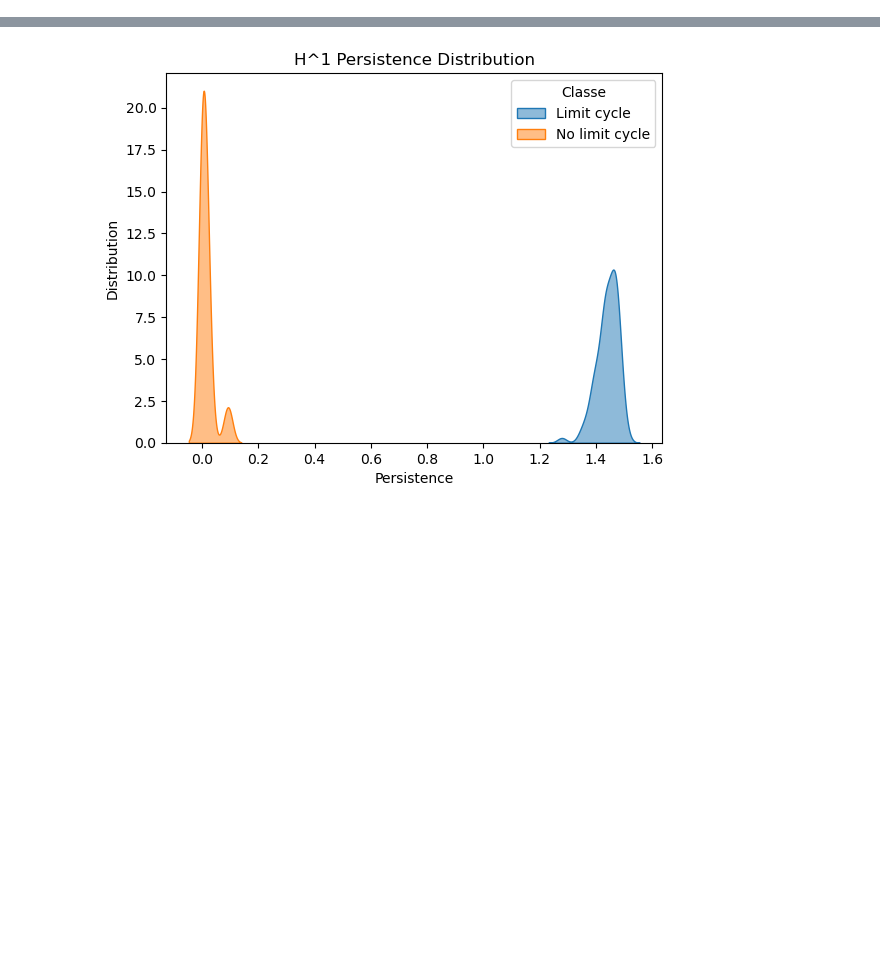
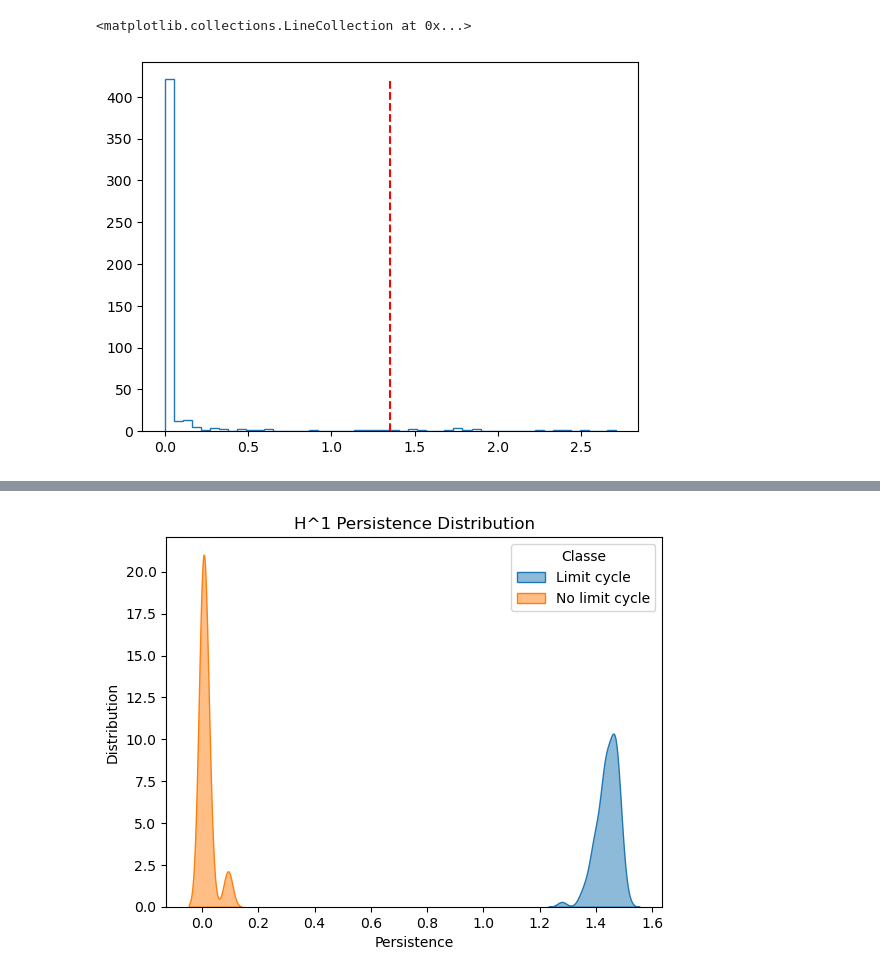
Before and after one commit to leoma02/TDA_ML, a Jupyter notebook: src/TDA_Testing.ipynb, the cells around one changed output, grey strips where cells are left out. Saved outputs shown, nothing was run; the diff lists cells and outputs as text; code cells hidden in the pictures; blank space fills up the shorter version.

```diff
--- a/src/TDA_Testing.ipynb
+++ b/src/TDA_Testing.ipynb
@@ -177 +185,9 @@ trajectories_batch = np.stack(trajectories, axis=0).astype(np.float32)
+# %%
+mean_per = (np.max(persistences) + np.min(persistences))/2
+counts, bins = np.histogram(persistences, bins=50)
+plt.stairs(counts, bins)
+plt.vlines(mean_per, ymin=0, ymax=max(counts), colors='r', linestyles='dashed', label='Mean Persistence')
+# %% [output]
+<matplotlib.collections.LineCollection at 0x...>
+[figure, added]
 # %%
```
Also changed, not shown: parts of 9 cells of this notebook, 3 other files.
